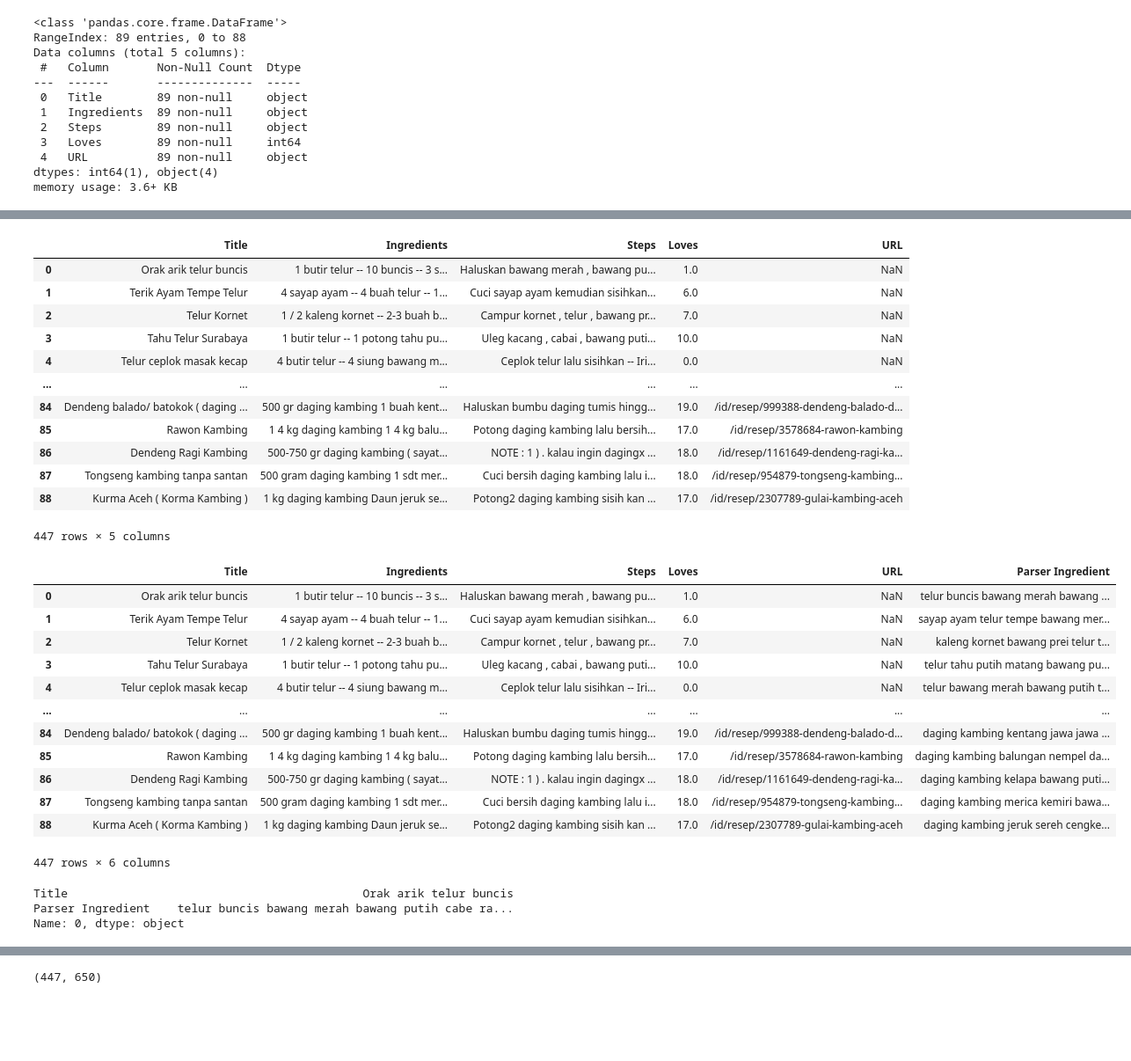
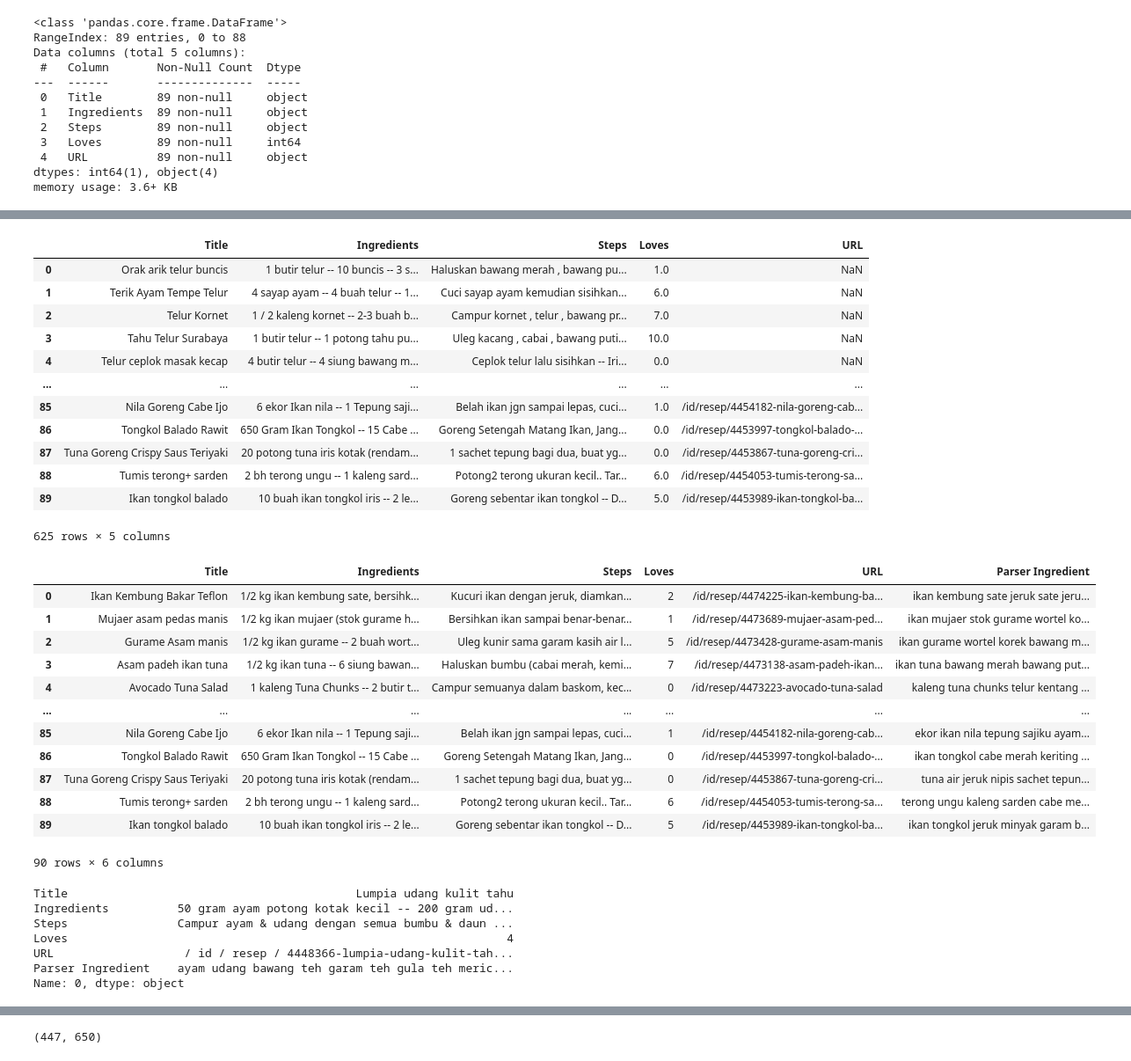
Before and after one commit to I0719031/Bangkit-Capstone-PC628, a Jupyter notebook: Preprocessing.ipynb, the cells around one changed output, grey strips where cells are left out. Shown at 88% size. Saved outputs shown, nothing was run; the diff lists cells and outputs as text; code cells hidden in the pictures; blank space fills up the shorter version.

```diff
--- a/Preprocessing.ipynb
+++ b/Preprocessing.ipynb
@@ -6,6 +6,8 @@ telur = pd.read_csv('Clean Dataset/Dataset-telur-final.csv')
 ayam = pd.read_csv('Clean Dataset/dataset-ayam90.csv')
 tahu = pd.read_csv('Clean Dataset/dataset-tahu.csv')
 kambing = pd.read_csv('Clean Dataset/dataset-kambing.csv')
+udang = pd.read_csv('Clean Dataset/dataset-udang.csv')
+ikan = pd.read_csv('Clean Dataset/dataset-ikan90.csv')
 # %%
 sapi.info()
 # %% [output]
@@ -81,5 +113,5 @@ memory usage: 3.6+ KB
 # %%
-df = pd.concat([telur, sapi, ayam, tahu, kambing])
+df = pd.concat([telur, sapi, ayam, tahu, kambing, udang, ikan])
 df
 # %% [output]
 |  | Title | Ingredients | Steps | Loves | URL |
@@ -89,12 +121,12 @@ df
 | 3 | Tahu Telur Surabaya | 1 butir telur -- 1 potong tahu pu... | Uleg kacang , cabai , bawang puti... | 10.0 | NaN |
 | 4 | Telur ceplok masak kecap | 4 butir telur -- 4 siung bawang m... | Ceplok telur lalu sisihkan -- Iri... | 0.0 | NaN |
 | ... | ... | ... | ... | ... | ... |
-| 84 | Dendeng balado/ batokok ( daging ... | 500 gr daging kambing 1 buah kent... | Haluskan bumbu daging tumis hingg... | 19.0 | /id/resep/999388-dendeng-balado-d... |
-| 85 | Rawon Kambing | 1 4 kg daging kambing 1 4 kg balu... | Potong daging kambing lalu bersih... | 17.0 | /id/resep/3578684-rawon-kambing |
-| 86 | Dendeng Ragi Kambing | 500-750 gr daging kambing ( sayat... | NOTE : 1 ) . kalau ingin dagingx ... | 18.0 | /id/resep/1161649-dendeng-ragi-ka... |
-| 87 | Tongseng kambing tanpa santan | 500 gram daging kambing 1 sdt mer... | Cuci bersih daging kambing lalu i... | 18.0 | /id/resep/954879-tongseng-kambing... |
-| 88 | Kurma Aceh ( Korma Kambing ) | 1 kg daging kambing Daun jeruk se... | Potong2 daging kambing sisih kan ... | 17.0 | /id/resep/2307789-gulai-kambing-aceh |
+| 85 | Nila Goreng Cabe Ijo | 6 ekor Ikan nila -- 1 Tepung saji... | Belah ikan jgn sampai lepas, cuci... | 1.0 | /id/resep/4454182-nila-goreng-cab... |
+| 86 | Tongkol Balado Rawit | 650 Gram Ikan Tongkol -- 15 Cabe ... | Goreng Setengah Matang Ikan, Jang... | 0.0 | /id/resep/4453997-tongkol-balado-... |
+| 87 | Tuna Goreng Crispy Saus Teriyaki | 20 potong tuna iris kotak (rendam... | 1 sachet tepung bagi dua, buat yg... | 0.0 | /id/resep/4453867-tuna-goreng-cri... |
+| 88 | Tumis terong+ sarden | 2 bh terong ungu -- 1 kaleng sard... | Potong2 terong ukuran kecil.. Tar... | 6.0 | /id/resep/4454053-tumis-terong-sa... |
+| 89 | Ikan tongkol balado | 10 buah ikan tongkol iris -- 2 le... | Goreng sebentar ikan tongkol -- D... | 5.0 | /id/resep/4453989-ikan-tongkol-ba... |
-447 rows × 5 columns
+625 rows × 5 columns
 # %%
 import re
 
@@ -183,7 +215,18 @@ def clean_ingredients(ingredients):
     'sckupnya', 'scukupnya', 'sdk','terlebih','trlalu','ukkecil',
     'yay', 'mnjd','bsa','buesar','jgn','lbih','adonanya','sampai', 'sampe',
     'kurang', 'kurangi', 'kurleb','pilihan','empat','jumput','siap',
-    'se', 'seasoning',
+    'se', 'seasoning','airnya', 'an','banyaknya','bersihkam', 'besarx',
+    'bekas','brsh', 'buka','dibuat', 'dicincang', 'dkt','dlu','celupan',
+    'encerkan','ga','habis', 'harusnya', 'hehe','kasar', 'kasih','koreksi',
+    'kotoran','makan', 'makanan', 'mama','lbh', 'lebi','ltr','krn','kplanya',
+    'me', 'memang','menyerong','mjd', 'mkn','nanti','ny','merata', 'merendam',
+    'peras','punggung','sdkt', 'seadanya','selembar','seseuai','setengahnya',
+    'secukupnyag', 'secupnya','sisakan','stngh','susuai','bagi','beberapa',
+    'punggungnya', 'biasanya','brp', 'buahnya','cemplung','dewasa','gapake',
+    'gprek','kemasan','kocokan','masing','mau', 'melted', 'membuat','memumis', 'mencairkan',
+    'miring','pke','opsi','pucuk','remas','sebesar','sebongkol', 'sebungkus', 'secukupnyaa',
+    'seperlunya', 'seperti','seukuran','sm','tmbhkn','versi','ygdihaluskan',
+
      ]
         ingredient = ' '.join([word for word in ingredient.split() if word not in stop_words])
 
@@ -193,29 +236,33 @@ def clean_ingredients(ingredients):
 
     return cleaned_ingredients
 # %%
-df['Parser Ingredient'] = clean_ingredients(df['Ingredients'])
+ikan['Parser Ingredient'] = clean_ingredients(ikan['Ingredients'])
 
 # Menampilkan DataFrame hasil
-df
+ikan
 # %% [output]
 |  | Title | Ingredients | Steps | Loves | URL | Parser Ingredient |
-| 0 | Orak arik telur buncis | 1 butir telur -- 10 buncis -- 3 s... | Haluskan bawang merah , bawang pu... | 1.0 | NaN | telur buncis bawang merah bawang ... |
-| 1 | Terik Ayam Tempe Telur | 4 sayap ayam -- 4 buah telur -- 1... | Cuci sayap ayam kemudian sisihkan... | 6.0 | NaN | sayap ayam telur tempe bawang mer... |
-| 2 | Telur Kornet | 1 / 2 kaleng kornet -- 2-3 buah b... | Campur kornet , telur , bawang pr... | 7.0 | NaN | kaleng kornet bawang prei telur t... |
-| 3 | Tahu Telur Surabaya | 1 butir telur -- 1 potong tahu pu... | Uleg kacang , cabai , bawang puti... | 10.0 | NaN | telur tahu putih matang bawang pu... |
-| 4 | Telur ceplok masak kecap | 4 butir telur -- 4 siung bawang m... | Ceplok telur lalu sisihkan -- Iri... | 0.0 | NaN | telur bawang merah bawang putih t... |
+| 0 | Ikan Kembung Bakar Teflon | 1/2 kg ikan kembung sate, bersihk... | Kucuri ikan dengan jeruk, diamkan... | 2 | /id/resep/4474225-ikan-kembung-ba... | ikan kembung sate jeruk sate jeru... |
+| 1 | Mujaer asam pedas manis | 1/2 kg ikan mujaer (stok gurame h... | Bersihkan ikan sampai benar-benar... | 1 | /id/resep/4473689-mujaer-asam-ped... | ikan mujaer stok gurame wortel ko... |
+| 2 | Gurame Asam manis | 1/2 kg ikan gurame -- 2 buah wort... | Uleg kunir sama garam kasih air l... | 5 | /id/resep/4473428-gurame-asam-manis | ikan gurame wortel korek bawang m... |
+| 3 | Asam padeh ikan tuna | 1/2 kg ikan tuna -- 6 siung bawan... | Haluskan bumbu (cabai merah, kemi... | 7 | /id/resep/4473138-asam-padeh-ikan... | ikan tuna bawang merah bawang put... |
+| 4 | Avocado Tuna Salad | 1 kaleng Tuna Chunks -- 2 butir t... | Campur semuanya dalam baskom, kec... | 0 | /id/resep/4473223-avocado-tuna-salad | kaleng tuna chunks telur kentang ... |
 | ... | ... | ... | ... | ... | ... | ... |
-| 84 | Dendeng balado/ batokok ( daging ... | 500 gr daging kambing 1 buah kent... | Haluskan bumbu daging tumis hingg... | 19.0 | /id/resep/999388-dendeng-balado-d... | daging kambing kentang jawa jawa ... |
-| 85 | Rawon Kambing | 1 4 kg daging kambing 1 4 kg balu... | Potong daging kambing lalu bersih... | 17.0 | /id/resep/3578684-rawon-kambing | daging kambing balungan nempel da... |
-| 86 | Dendeng Ragi Kambing | 500-750 gr daging kambing ( sayat... | NOTE : 1 ) . kalau ingin dagingx ... | 18.0 | /id/resep/1161649-dendeng-ragi-ka... | daging kambing kelapa bawang puti... |
-| 87 | Tongseng kambing tanpa santan | 500 gram daging kambing 1 sdt mer... | Cuci bersih daging kambing lalu i... | 18.0 | /id/resep/954879-tongseng-kambing... | daging kambing merica kemiri bawa... |
-| 88 | Kurma Aceh ( Korma Kambing ) | 1 kg daging kambing Daun jeruk se... | Potong2 daging kambing sisih kan ... | 17.0 | /id/resep/2307789-gulai-kambing-aceh | daging kambing jeruk sereh cengke... |
+| 85 | Nila Goreng Cabe Ijo | 6 ekor Ikan nila -- 1 Tepung saji... | Belah ikan jgn sampai lepas, cuci... | 1 | /id/resep/4454182-nila-goreng-cab... | ekor ikan nila tepung sajiku ayam... |
+| 86 | Tongkol Balado Rawit | 650 Gram Ikan Tongkol -- 15 Cabe ... | Goreng Setengah Matang Ikan, Jang... | 0 | /id/resep/4453997-tongkol-balado-... | ikan tongkol cabe merah keriting ... |
+| 87 | Tuna Goreng Crispy Saus Teriyaki | 20 potong tuna iris kotak (rendam... | 1 sachet tepung bagi dua, buat yg... | 0 | /id/resep/4453867-tuna-goreng-cri... | tuna air jeruk nipis sachet tepun... |
+| 88 | Tumis terong+ sarden | 2 bh terong ungu -- 1 kaleng sard... | Potong2 terong ukuran kecil.. Tar... | 6 | /id/resep/4454053-tumis-terong-sa... | terong ungu kaleng sarden cabe me... |
+| 89 | Ikan tongkol balado | 10 buah ikan tongkol iris -- 2 le... | Goreng sebentar ikan tongkol -- D... | 5 | /id/resep/4453989-ikan-tongkol-ba... | ikan tongkol jeruk minyak garam b... |
-447 rows × 6 columns
+90 rows × 6 columns
 # %%
-df.iloc[0, [0, 5]]
+udang.iloc[0]
 # %% [output]
-Title                                           Orak arik telur buncis
-Parser Ingredient    telur buncis bawang merah bawang putih cabe ra...
+Title                                          Lumpia udang kulit tahu
+Ingredients          50 gram ayam potong kotak kecil -- 200 gram ud...
+Steps                Campur ayam & udang dengan semua bumbu & daun ...
+Loves                                                                4
+URL                   / id / resep / 4448366-lumpia-udang-kulit-tah...
+Parser Ingredient    ayam udang bawang teh garam teh gula teh meric...
 Name: 0, dtype: object
 # %%
 from sklearn.feature_extraction.text import TfidfVectorizer
```
Also changed, not shown: parts of 3 cells of this notebook.
